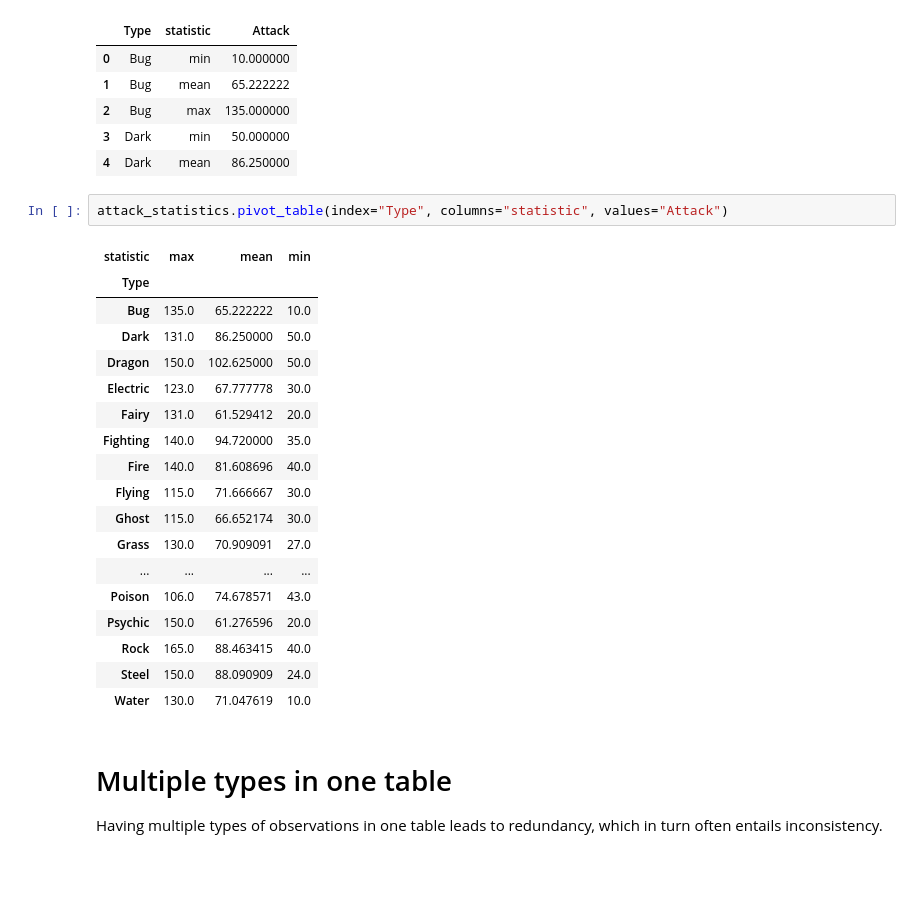
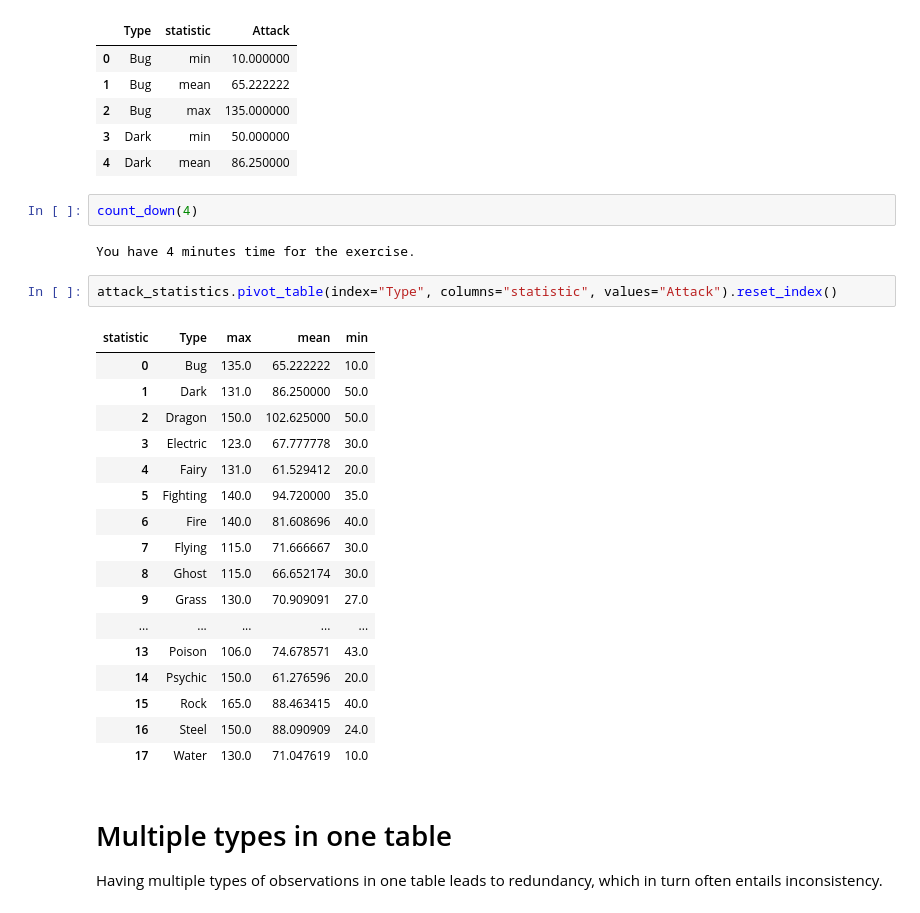
Before and after one commit to scientificprogrammingUOS/lectures, a Jupyter notebook: week07-Cleaning_Data_with_Pandas/lecture.ipynb, the cells around one changed output. Saved outputs shown, nothing was run; the diff lists cells and outputs as text; blank space fills up the shorter version.

```diff
--- a/week07-Cleaning_Data_with_Pandas/lecture.ipynb
+++ b/week07-Cleaning_Data_with_Pandas/lecture.ipynb
@@ -733,27 +770,30 @@ attack_statistics.head()
 | 2 | Bug | max | 135.000000 |
 | 3 | Dark | min | 50.000000 |
 | 4 | Dark | mean | 86.250000 |
+# %%
+count_down(4)
+# %% [output]
+You have 4 minutes time for the exercise.
 # %%
-attack_statistics.pivot_table(index="Type", columns="statistic", values="Attack")
+attack_statistics.pivot_table(index="Type", columns="statistic", values="Attack").reset_index()
 # %% [output]
-| statistic | max | mean | min |
-| Type |  |  |  |
-| Bug | 135.0 | 65.222222 | 10.0 |
-| Dark | 131.0 | 86.250000 | 50.0 |
-| Dragon | 150.0 | 102.625000 | 50.0 |
-| Electric | 123.0 | 67.777778 | 30.0 |
-| Fairy | 131.0 | 61.529412 | 20.0 |
-| Fighting | 140.0 | 94.720000 | 35.0 |
-| Fire | 140.0 | 81.608696 | 40.0 |
-| Flying | 115.0 | 71.666667 | 30.0 |
-| Ghost | 115.0 | 66.652174 | 30.0 |
-| Grass | 130.0 | 70.909091 | 27.0 |
-| ... | ... | ... | ... |
-| Poison | 106.0 | 74.678571 | 43.0 |
-| Psychic | 150.0 | 61.276596 | 20.0 |
-| Rock | 165.0 | 88.463415 | 40.0 |
-| Steel | 150.0 | 88.090909 | 24.0 |
-| Water | 130.0 | 71.047619 | 10.0 |
+| statistic | Type | max | mean | min |
+| 0 | Bug | 135.0 | 65.222222 | 10.0 |
+| 1 | Dark | 131.0 | 86.250000 | 50.0 |
+| 2 | Dragon | 150.0 | 102.625000 | 50.0 |
+| 3 | Electric | 123.0 | 67.777778 | 30.0 |
+| 4 | Fairy | 131.0 | 61.529412 | 20.0 |
+| 5 | Fighting | 140.0 | 94.720000 | 35.0 |
+| 6 | Fire | 140.0 | 81.608696 | 40.0 |
+| 7 | Flying | 115.0 | 71.666667 | 30.0 |
+| 8 | Ghost | 115.0 | 66.652174 | 30.0 |
+| 9 | Grass | 130.0 | 70.909091 | 27.0 |
+| ... | ... | ... | ... | ... |
+| 13 | Poison | 106.0 | 74.678571 | 43.0 |
+| 14 | Psychic | 150.0 | 61.276596 | 20.0 |
+| 15 | Rock | 165.0 | 88.463415 | 40.0 |
+| 16 | Steel | 150.0 | 88.090909 | 24.0 |
+| 17 | Water | 130.0 | 71.047619 | 10.0 |
 # %% [markdown]
 # Multiple types in one table
 Having multiple types of observations in one table leads to redundancy, which in turn often entails inconsistency.
```
Also changed, not shown: parts of 19 cells of this notebook, 4 other files.
